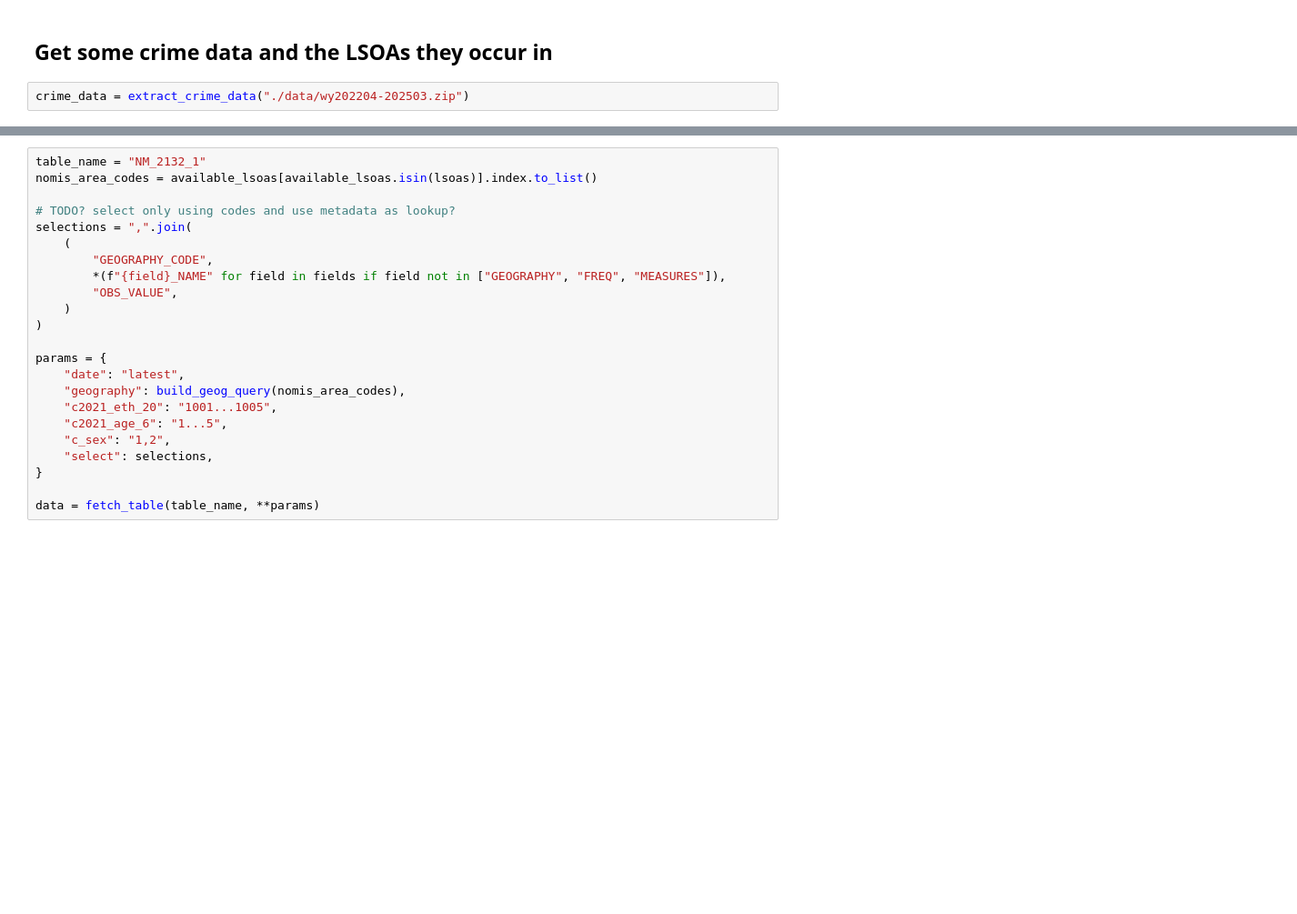
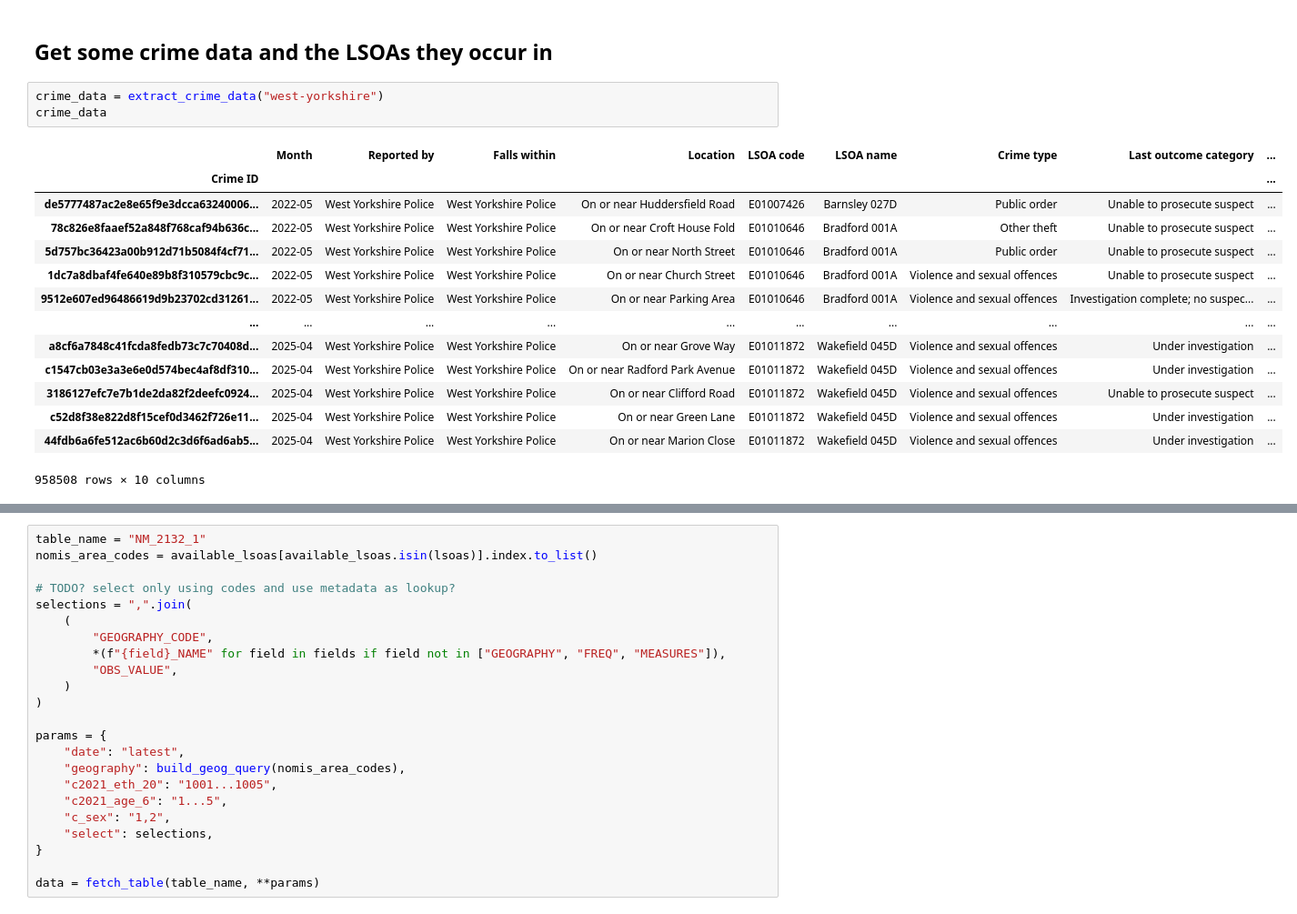
Before and after one commit to safer-streets/safer-streets-core, a Jupyter notebook: nomisweb.ipynb, the cells around one changed output, grey strips where cells are left out. Shown at 91% size. Saved outputs shown, nothing was run; the diff lists cells and outputs as text; blank space fills up the shorter version.

```diff
--- a/nomisweb.ipynb
+++ b/nomisweb.ipynb
@@ -170,7 +170,23 @@ fields["C2021_ETH_20"]["values"]
 # %% [markdown]
 ## Get some crime data and the LSOAs they occur in
 # %%
-crime_data = extract_crime_data("./data/wy202204-202503.zip")
+crime_data = extract_crime_data("west-yorkshire")
+crime_data
+# %% [output]
+|  | Month | Reported by | Falls within | Location | LSOA code | LSOA name | Crime type | Last outcome category | ... |
+| Crime ID |  |  |  |  |  |  |  |  | ... |
+| de5777487ac2e8e65f9e3dcca63240006... | 2022-05 | West Yorkshire Police | West Yorkshire Police | On or near Huddersfield Road | E01007426 | Barnsley 027D | Public order | Unable to prosecute suspect | ... |
+| 78c826e8faaef52a848f768caf94b636c... | 2022-05 | West Yorkshire Police | West Yorkshire Police | On or near Croft House Fold | E01010646 | Bradford 001A | Other theft | Unable to prosecute suspect | ... |
+| 5d757bc36423a00b912d71b5084f4cf71... | 2022-05 | West Yorkshire Police | West Yorkshire Police | On or near North Street | E01010646 | Bradford 001A | Public order | Unable to prosecute suspect | ... |
+| 1dc7a8dbaf4fe640e89b8f310579cbc9c... | 2022-05 | West Yorkshire Police | West Yorkshire Police | On or near Church Street | E01010646 | Bradford 001A | Violence and sexual offences | Unable to prosecute suspect | ... |
+| 9512e607ed96486619d9b23702cd31261... | 2022-05 | West Yorkshire Police | West Yorkshire Police | On or near Parking Area | E01010646 | Bradford 001A | Violence and sexual offences | Investigation complete; no suspec... | ... |
+| ... | ... | ... | ... | ... | ... | ... | ... | ... | ... |
+| a8cf6a7848c41fcda8fedb73c7c70408d... | 2025-04 | West Yorkshire Police | West Yorkshire Police | On or near Grove Way | E01011872 | Wakefield 045D | Violence and sexual offences | Under investigation | ... |
+| c1547cb03e3a3e6e0d574bec4af8df310... | 2025-04 | West Yorkshire Police | West Yorkshire Police | On or near Radford Park Avenue | E01011872 | Wakefield 045D | Violence and sexual offences | Under investigation | ... |
+| 3186127efc7e7b1de2da82f2deefc0924... | 2025-04 | West Yorkshire Police | West Yorkshire Police | On or near Clifford Road | E01011872 | Wakefield 045D | Violence and sexual offences | Unable to prosecute suspect | ... |
+| c52d8f38e822d8f15cef0d3462f726e11... | 2025-04 | West Yorkshire Police | West Yorkshire Police | On or near Green Lane | E01011872 | Wakefield 045D | Violence and sexual offences | Under investigation | ... |
+| 44fdb6a6fe512ac6b60d2c3d6f6ad6ab5... | 2025-04 | West Yorkshire Police | West Yorkshire Police | On or near Marion Close | E01011872 | Wakefield 045D | Violence and sexual offences | Under investigation | ... |
+958508 rows × 10 columns
 # %%
 available_lsoas = FieldMetadata(
     **fetch(f"dataset/{table_name}/geography/2092957703TYPE151.def.sdmx.json")
```
Also changed, not shown: parts of 10 cells of this notebook, 2 other files.
